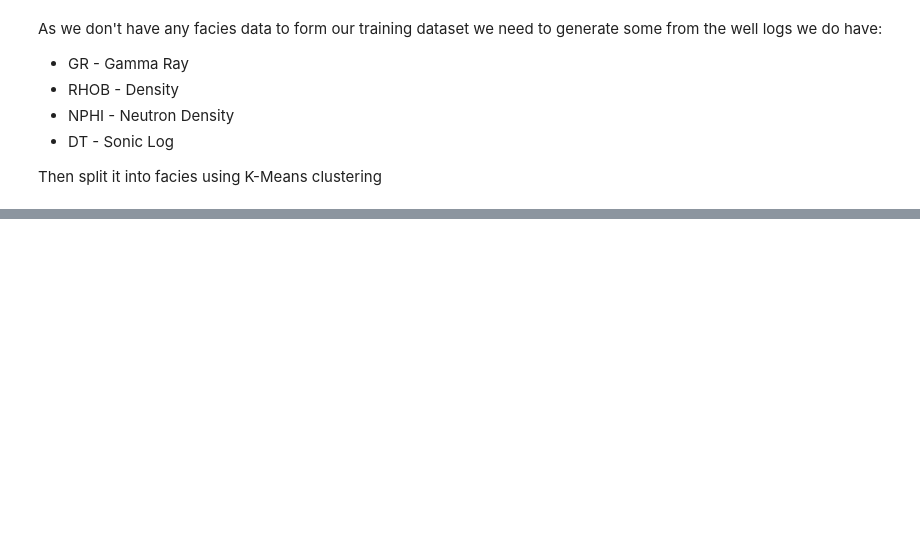
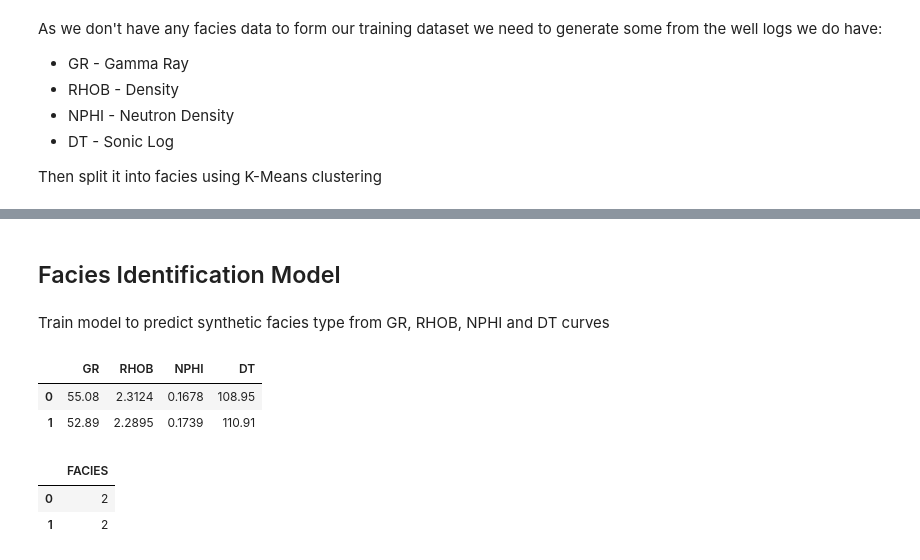
Before and after one commit to connortann/mystic-bit, a Jupyter notebook: notebooks/JBT_1_facies_prediction.ipynb, the cells around one changed output, grey strips where cells are left out. Drawn from its saved outputs; the diff is of its cells as text; code cells hidden in the pictures; blank space fills up the shorter version.

```diff
--- a/notebooks/JBT_1_facies_prediction.ipynb
+++ b/notebooks/JBT_1_facies_prediction.ipynb
@@ -103,3 +112,21 @@ iplot(fig, filename='basic-line')
 This is the format of your plot grid:
 [ (1,1) x1,y1 ]  [ (1,2) x2,y2 ]  [ (1,3) x3,y3 ]  [ (1,4) x4,y4 ]  [ (1,5) x5,y5 ]
 [interactive output not drawn]
+# %% [markdown]
+## Facies Identification Model
+# %% [markdown]
+Train model to predict synthetic facies type from GR, RHOB, NPHI and DT curves
+# %%
+xs = df[['GR', 'RHOB', 'NPHI', 'DT']]
+xs.head(2)
+# %% [output]
+|  | GR | RHOB | NPHI | DT |
+| 0 | 55.08 | 2.3124 | 0.1678 | 108.95 |
+| 1 | 52.89 | 2.2895 | 0.1739 | 110.91 |
+# %%
+ys = df[['FACIES']]
+ys.head(2)
+# %% [output]
+|  | FACIES |
+| 0 | 2 |
+| 1 | 2 |
```
Also changed, not shown: parts of 34 cells of this notebook.
